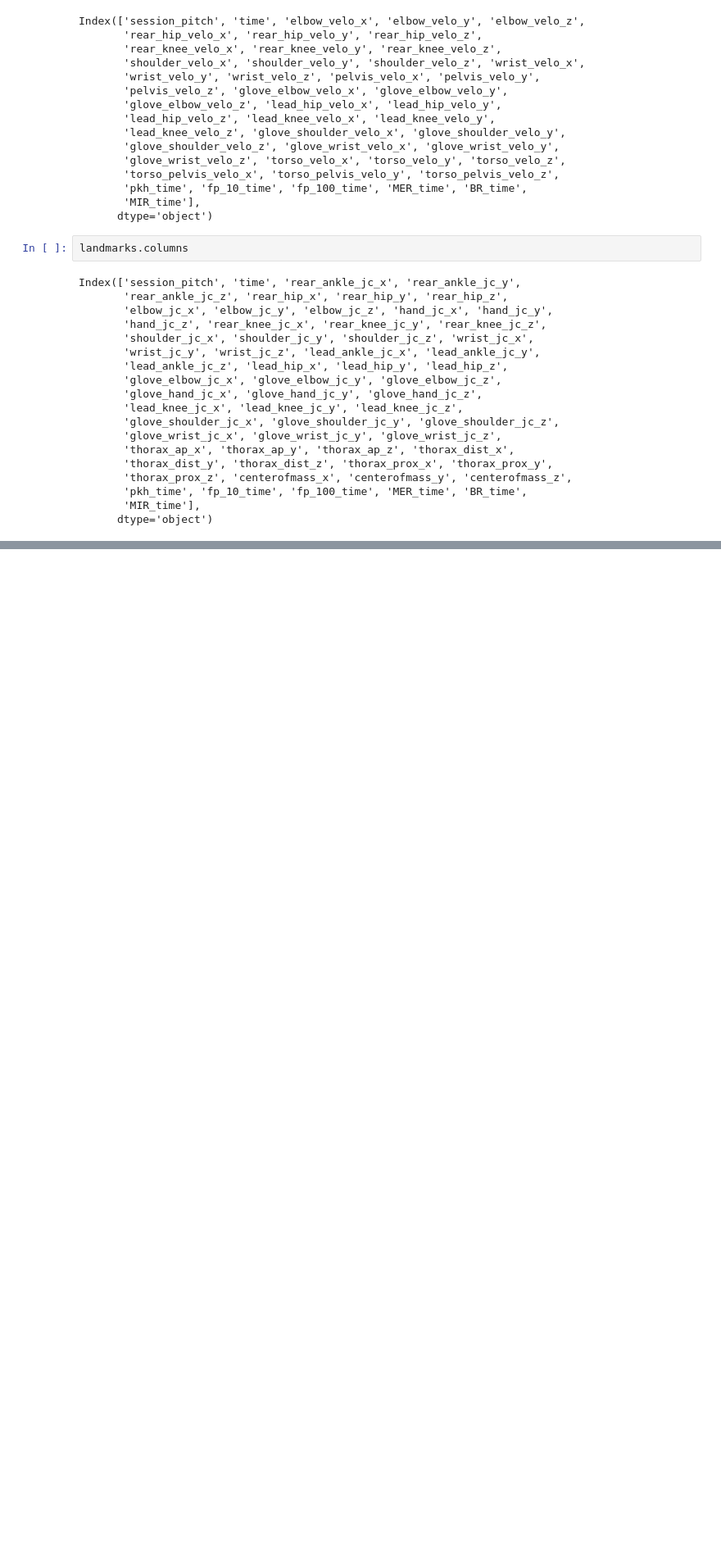
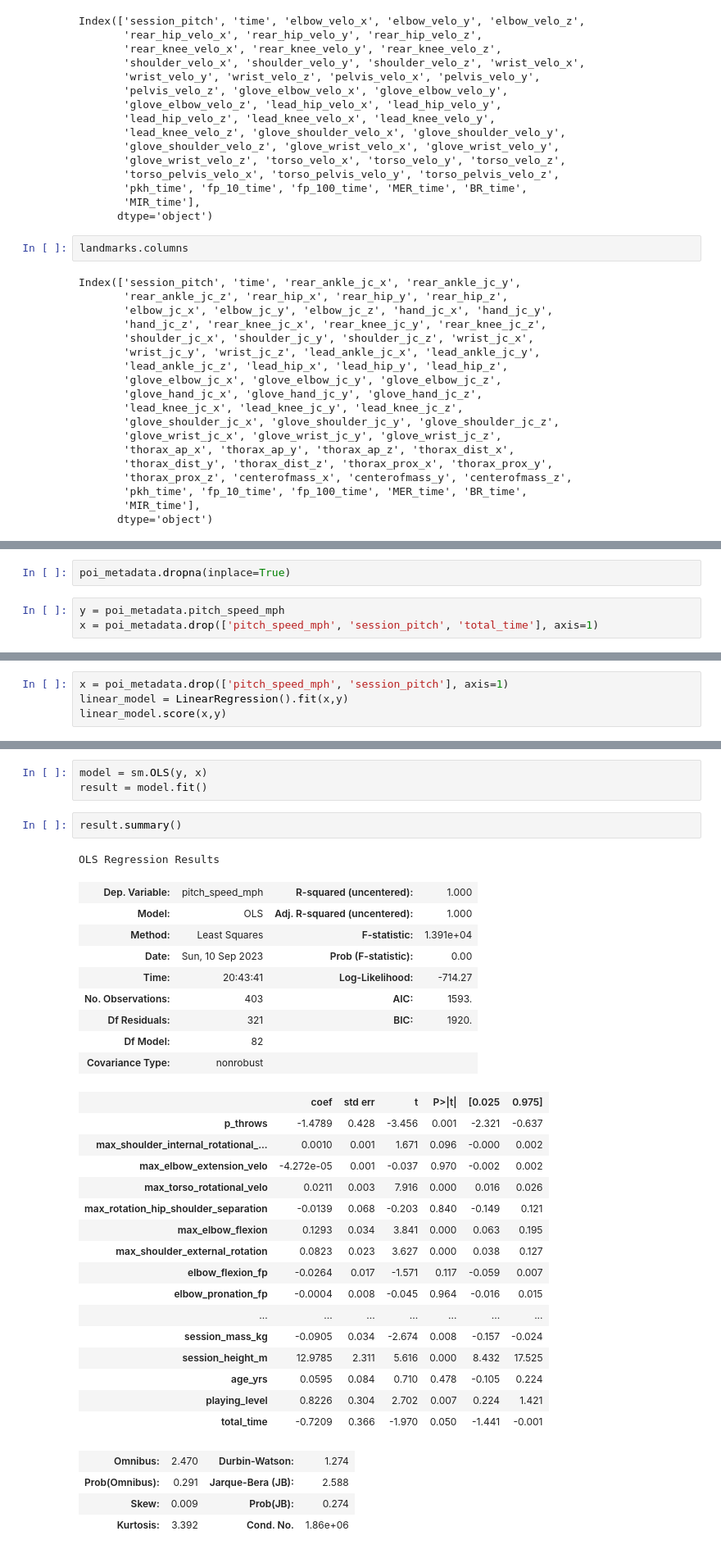
Before and after one commit to gabriel31levy34/OpenBiomechanics, a Jupyter notebook: EDA.ipynb, the cells around one changed output, grey strips where cells are left out. Shown at 82% size. Drawn from its saved outputs; the diff is of its cells as text; blank space fills up the shorter version.

Commit message:
linear regressions

```diff
--- a/EDA.ipynb
+++ b/EDA.ipynb
@@ -247,0 +351,5 @@ poi_metadata.columns
+# %%
+poi_metadata.dropna(inplace=True)
+# %%
+y = poi_metadata.pitch_speed_mph
+x = poi_metadata.drop(['pitch_speed_mph', 'session_pitch', 'total_time'], axis=1)
@@ -247,0 +381,4 @@ poi_metadata.columns
+# %%
+x = poi_metadata.drop(['pitch_speed_mph', 'session_pitch'], axis=1)
+linear_model = LinearRegression().fit(x,y)
+linear_model.score(x,y)
@@ -247,0 +430,36 @@ poi_metadata.columns
+# %%
+model = sm.OLS(y, x)
+result = model.fit()
+# %%
+result.summary()
+# %% [output]
+OLS Regression Results
+| Dep. Variable: | pitch_speed_mph | R-squared (uncentered): | 1.000 |
+| Model: | OLS | Adj. R-squared (uncentered): | 1.000 |
+| Method: | Least Squares | F-statistic: | 1.391e+04 |
+| Date: | Sun, 10 Sep 2023 | Prob (F-statistic): | 0.00 |
+| Time: | 20:43:41 | Log-Likelihood: | -714.27 |
+| No. Observations: | 403 | AIC: | 1593. |
+| Df Residuals: | 321 | BIC: | 1920. |
+| Df Model: | 82 |  |  |
+| Covariance Type: | nonrobust |  |  |
+|  | coef | std err | t | P>|t| | [0.025 | 0.975] |
+| p_throws | -1.4789 | 0.428 | -3.456 | 0.001 | -2.321 | -0.637 |
+| max_shoulder_internal_rotational_... | 0.0010 | 0.001 | 1.671 | 0.096 | -0.000 | 0.002 |
+| max_elbow_extension_velo | -4.272e-05 | 0.001 | -0.037 | 0.970 | -0.002 | 0.002 |
+| max_torso_rotational_velo | 0.0211 | 0.003 | 7.916 | 0.000 | 0.016 | 0.026 |
+| max_rotation_hip_shoulder_separation | -0.0139 | 0.068 | -0.203 | 0.840 | -0.149 | 0.121 |
+| max_elbow_flexion | 0.1293 | 0.034 | 3.841 | 0.000 | 0.063 | 0.195 |
+| max_shoulder_external_rotation | 0.0823 | 0.023 | 3.627 | 0.000 | 0.038 | 0.127 |
+| elbow_flexion_fp | -0.0264 | 0.017 | -1.571 | 0.117 | -0.059 | 0.007 |
+| elbow_pronation_fp | -0.0004 | 0.008 | -0.045 | 0.964 | -0.016 | 0.015 |
+| ... | ... | ... | ... | ... | ... | ... |
+| session_mass_kg | -0.0905 | 0.034 | -2.674 | 0.008 | -0.157 | -0.024 |
+| session_height_m | 12.9785 | 2.311 | 5.616 | 0.000 | 8.432 | 17.525 |
+| age_yrs | 0.0595 | 0.084 | 0.710 | 0.478 | -0.105 | 0.224 |
+| playing_level | 0.8226 | 0.304 | 2.702 | 0.007 | 0.224 | 1.421 |
+| total_time | -0.7209 | 0.366 | -1.970 | 0.050 | -1.441 | -0.001 |
+| Omnibus: | 2.470 | Durbin-Watson: | 1.274 |
+| Prob(Omnibus): | 0.291 | Jarque-Bera (JB): | 2.588 |
+| Skew: | 0.009 | Prob(JB): | 0.274 |
+| Kurtosis: | 3.392 | Cond. No. | 1.86e+06 |
```
Also changed, not shown: parts of 64 cells of this notebook.
